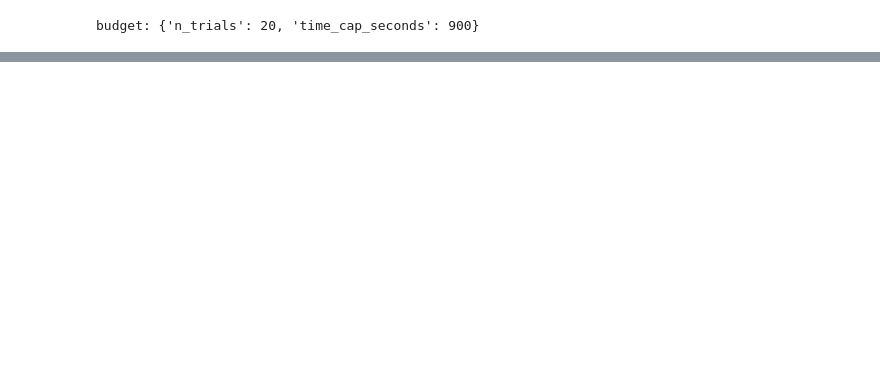
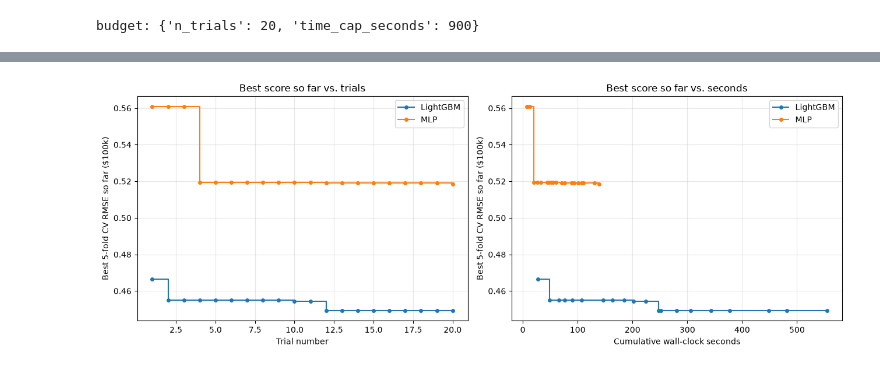
Before and after one commit to minhbtnguyen/ensemble-distillation, a Jupyter notebook: notebooks/lightgbm_vs_mlp.ipynb, the cells around one changed output, grey strips where cells are left out. Cells and saved outputs as stored; diff of their text form; code cells hidden in the pictures; blank space fills up the shorter version.

Commit message:
feat: add equal-budget curves and tuning summary with test scores

```diff
--- a/notebooks/lightgbm_vs_mlp.ipynb
+++ b/notebooks/lightgbm_vs_mlp.ipynb
@@ -213,0 +37,16 @@ tiny_mlp.round(4)
+# %%
+trials = {
+    "LightGBM": pd.read_csv(RESULTS_DIR / "trials_lgbm.csv"),
+    "MLP": pd.read_csv(RESULTS_DIR / "trials_mlp.csv"),
+}
+pd.DataFrame(
+    {
+        name: {
+            "trials run": len(d),
+            "total seconds": round(d["cumulative_seconds"].iloc[-1]),
+            "median seconds per trial": round(d["trial_seconds"].median(), 1),
+            "best CV RMSE": round(d["cv_rmse_mean"].min(), 4),
+        }
+        for name, d in trials.items()
+    }
+)
@@ -213,0 +62,20 @@ tiny_mlp.round(4)
+# %%
+fig, axes = plt.subplots(1, 2, figsize=(13, 4.8))
+for name, d in trials.items():
+    best_so_far = d["cv_rmse_mean"].cummin()
+    axes[0].step(d["trial"], best_so_far, where="post", marker="o", ms=4, label=name)
+    axes[1].step(d["cumulative_seconds"], best_so_far, where="post", marker="o", ms=4, label=name)
+
+axes[0].set_xlabel("Trial number")
+axes[0].set_title("Best score so far vs. trials")
+axes[1].set_xlabel("Cumulative wall-clock seconds")
+axes[1].set_title("Best score so far vs. seconds")
+for ax in axes:
+    ax.set_ylabel("Best 5-fold CV RMSE so far ($100k)")
+    ax.grid(alpha=0.3)
+    ax.legend()
+fig.tight_layout()
+fig.savefig(RESULTS_DIR / "fig3_equal_budget.png", dpi=150)
+plt.show()
+# %% [output]
+[figure, added]
```
Also changed, not shown: parts of 21 cells of this notebook, 4 other files.
